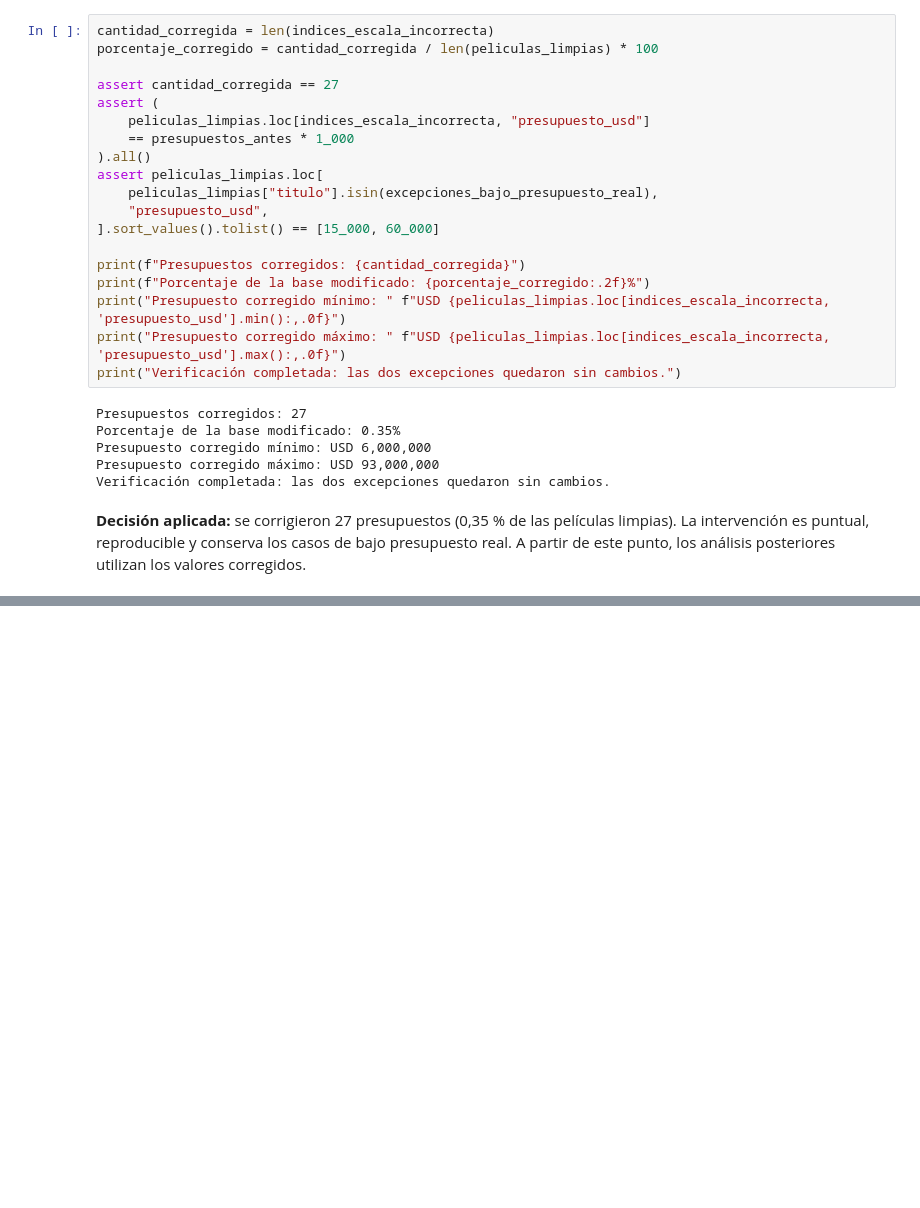
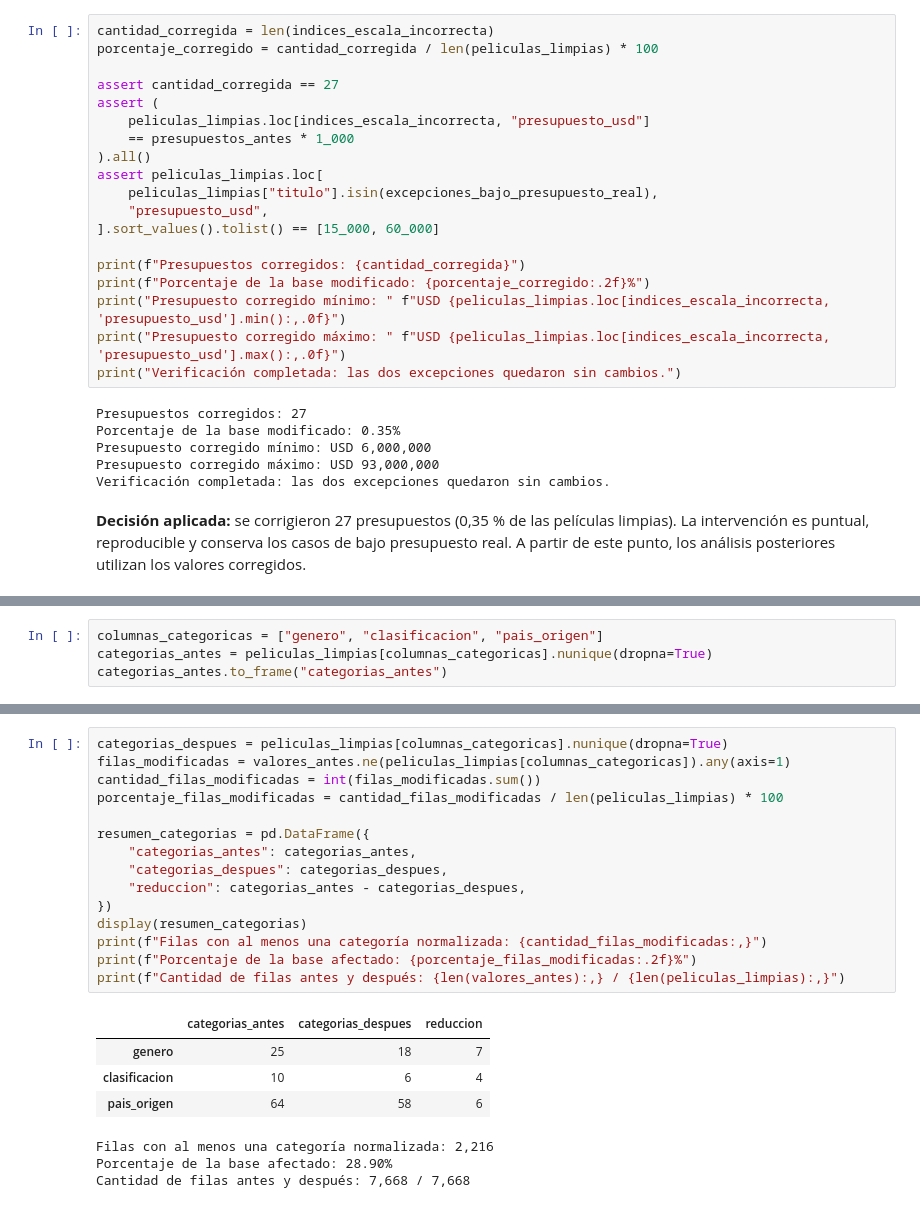
Before and after one commit to alvareezvicente-code/Vicente-Alvarez-programacion-analitica-2, a Jupyter notebook: notebooks/analisis.ipynb, the cells around one changed output, grey strips where cells are left out. Cells and saved outputs as stored; diff of their text form; blank space fills up the shorter version.

Commit message:
Normalizar variables categoricas

```diff
--- a/notebooks/analisis.ipynb
+++ b/notebooks/analisis.ipynb
@@ -775,0 +780,4 @@ Verificación completada: las dos excepciones quedaron sin cambios.
+# %%
+columnas_categoricas = ["genero", "clasificacion", "pais_origen"]
+categorias_antes = peliculas_limpias[columnas_categoricas].nunique(dropna=True)
+categorias_antes.to_frame("categorias_antes")
@@ -775,0 +824,23 @@ Verificación completada: las dos excepciones quedaron sin cambios.
+# %%
+categorias_despues = peliculas_limpias[columnas_categoricas].nunique(dropna=True)
+filas_modificadas = valores_antes.ne(peliculas_limpias[columnas_categoricas]).any(axis=1)
+cantidad_filas_modificadas = int(filas_modificadas.sum())
+porcentaje_filas_modificadas = cantidad_filas_modificadas / len(peliculas_limpias) * 100
+
+resumen_categorias = pd.DataFrame({
+    "categorias_antes": categorias_antes,
+    "categorias_despues": categorias_despues,
+    "reduccion": categorias_antes - categorias_despues,
+})
+display(resumen_categorias)
+print(f"Filas con al menos una categoría normalizada: {cantidad_filas_modificadas:,}")
+print(f"Porcentaje de la base afectado: {porcentaje_filas_modificadas:.2f}%")
+print(f"Cantidad de filas antes y después: {len(valores_antes):,} / {len(peliculas_limpias):,}")
+# %% [output]
+|  | categorias_antes | categorias_despues | reduccion |
+| genero | 25 | 18 | 7 |
+| clasificacion | 10 | 6 | 4 |
+| pais_origen | 64 | 58 | 6 |
+Filas con al menos una categoría normalizada: 2,216
+Porcentaje de la base afectado: 28.90%
+Cantidad de filas antes y después: 7,668 / 7,668
```
Also changed, not shown: parts of 5 cells of this notebook.
